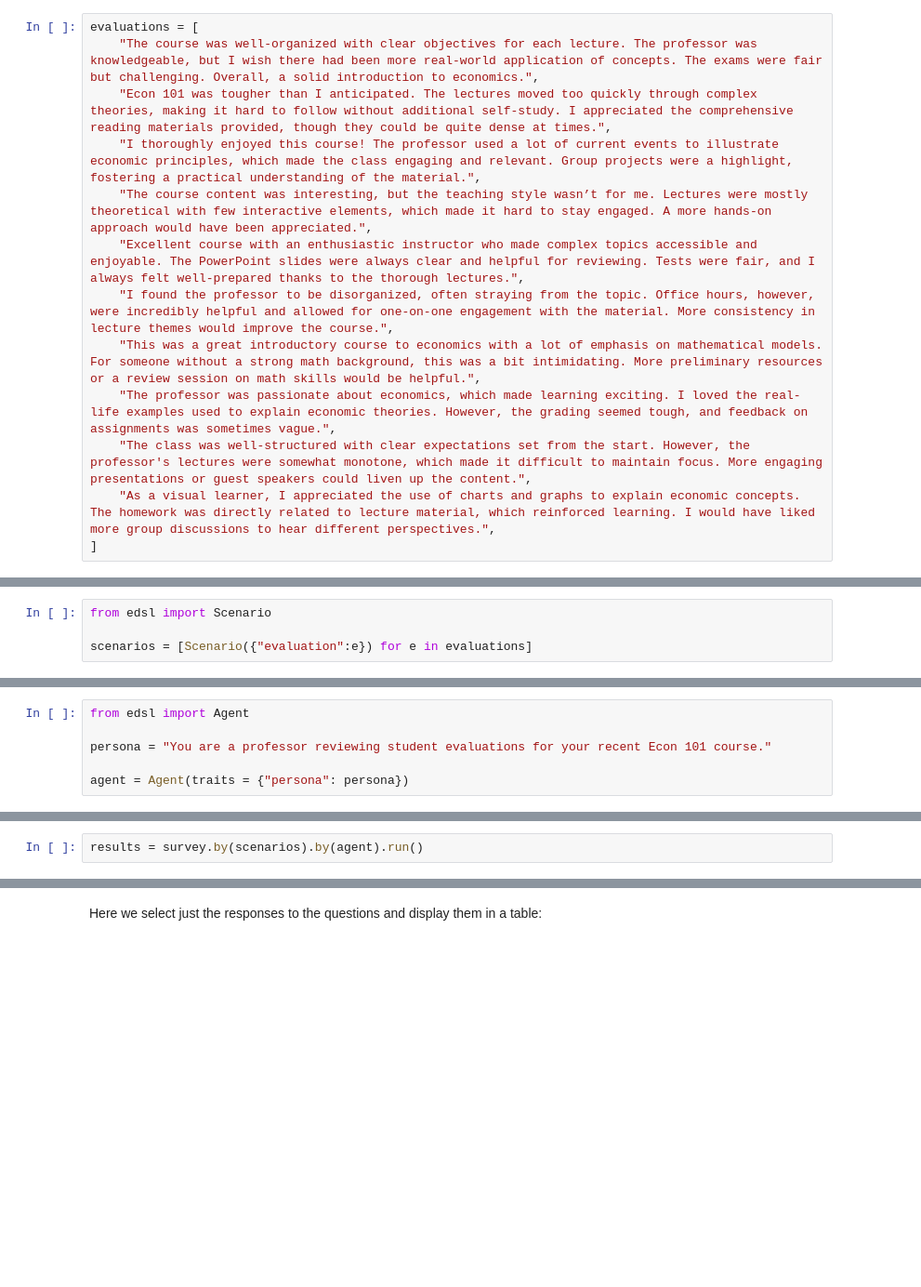
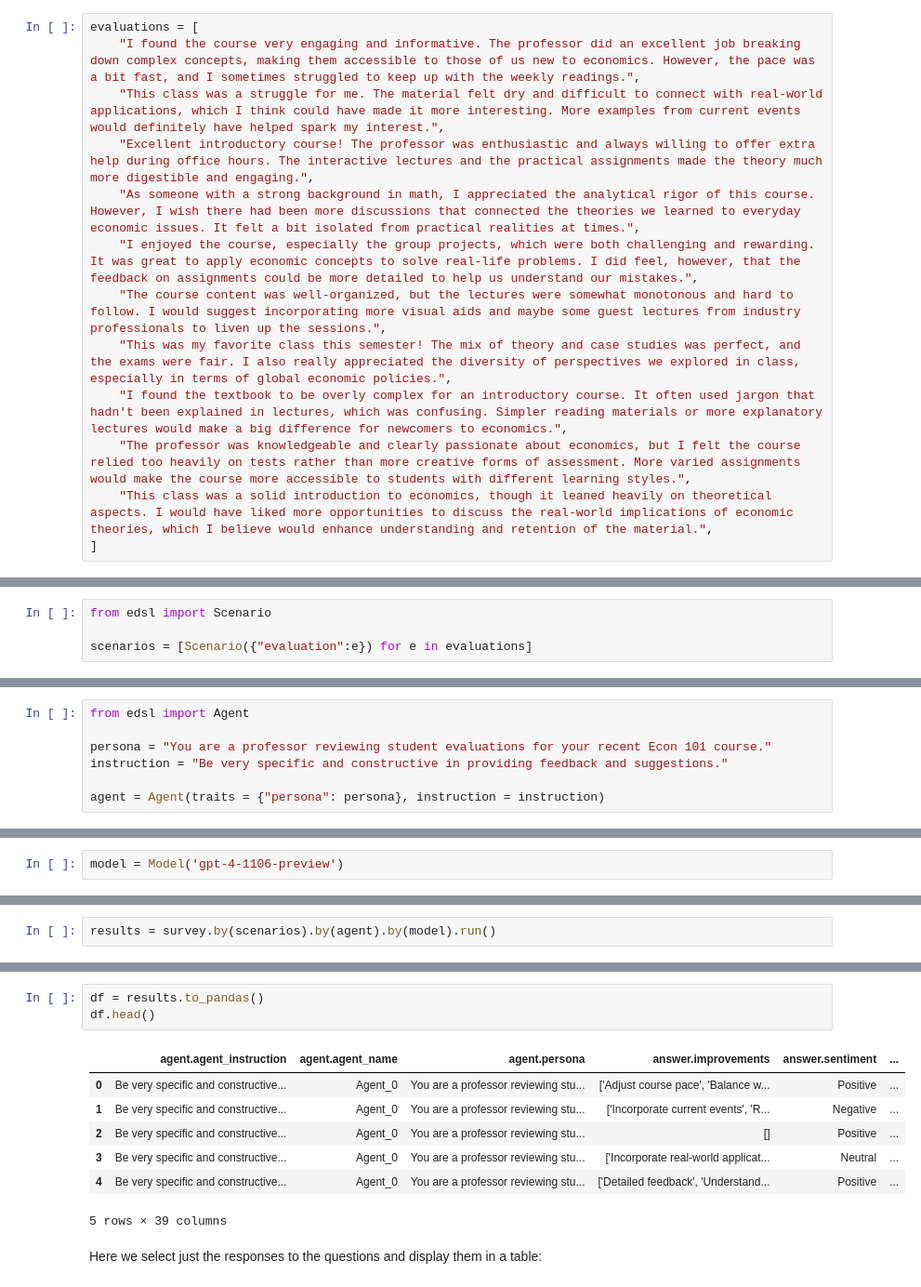
Before and after one commit to expectedparrot/edsl, a Jupyter notebook: docs/notebooks/analyze_evaluations.ipynb, the cells around one changed output, grey strips where cells are left out. Shown at 93% size. Saved outputs shown, nothing was run; the diff lists cells and outputs as text; blank space fills up the shorter version.

Commit message:
Nb for course evals

```diff
--- a/docs/notebooks/analyze_evaluations.ipynb
+++ b/docs/notebooks/analyze_evaluations.ipynb
@@ -44,16 +47,16 @@ survey = Survey([q_themes, q_sentiment, q_improvement])
 Next we identify the data to be analyzed. Here we use some mock evaluations for an Econ 101 course stored as a list of texts:
 # %%
 evaluations = [
-    "The course was well-organized with clear objectives for each lecture. The professor was knowledgeable, but I wish there had been more real-world application of concepts. The exams were fair but challenging. Overall, a solid introduction to economics.",
-    "Econ 101 was tougher than I anticipated. The lectures moved too quickly through complex theories, making it hard to follow without additional self-study. I appreciated the comprehensive reading materials provided, though they could be quite dense at times.",
-    "I thoroughly enjoyed this course! The professor used a lot of current events to illustrate economic principles, which made the class engaging and relevant. Group projects were a highlight, fostering a practical understanding of the material.",
-    "The course content was interesting, but the teaching style wasn’t for me. Lectures were mostly theoretical with few interactive elements, which made it hard to stay engaged. A more hands-on approach would have been appreciated.",
-    "Excellent course with an enthusiastic instructor who made complex topics accessible and enjoyable. The PowerPoint slides were always clear and helpful for reviewing. Tests were fair, and I always felt well-prepared thanks to the thorough lectures.",
-    "I found the professor to be disorganized, often straying from the topic. Office hours, however, were incredibly helpful and allowed for one-on-one engagement with the material. More consistency in lecture themes would improve the course.",
-    "This was a great introductory course to economics with a lot of emphasis on mathematical models. For someone without a strong math background, this was a bit intimidating. More preliminary resources or a review session on math skills would be helpful.",
-    "The professor was passionate about economics, which made learning exciting. I loved the real-life examples used to explain economic theories. However, the grading seemed tough, and feedback on assignments was sometimes vague.",
-    "The class was well-structured with clear expectations set from the start. However, the professor's lectures were somewhat monotone, which made it difficult to maintain focus. More engaging presentations or guest speakers could liven up the content.",
-    "As a visual learner, I appreciated the use of charts and graphs to explain economic concepts. The homework was directly related to lecture material, which reinforced learning. I would have liked more group discussions to hear different perspectives.",
+    "I found the course very engaging and informative. The professor did an excellent job breaking down complex concepts, making them accessible to those of us new to economics. However, the pace was a bit fast, and I sometimes struggled to keep up with the weekly readings.",
+    "This class was a struggle for me. The material felt dry and difficult to connect with real-world applications, which I think could have made it more interesting. More examples from current events would definitely have helped spark my interest.",
+    "Excellent introductory course! The professor was enthusiastic and always willing to offer extra help during office hours. The interactive lectures and the practical assignments made the theory much more digestible and engaging.",
+    "As someone with a strong background in math, I appreciated the analytical rigor of this course. However, I wish there had been more discussions that connected the theories we learned to everyday economic issues. It felt a bit isolated from practical realities at times.",
+    "I enjoyed the course, especially the group projects, which were both challenging and rewarding. It was great to apply economic concepts to solve real-life problems. I did feel, however, that the feedback on assignments could be more detailed to help us understand our mistakes.",
+    "The course content was well-organized, but the lectures were somewhat monotonous and hard to follow. I would suggest incorporating more visual aids and maybe some guest lectures from industry professionals to liven up the sessions.",
+    "This was my favorite class this semester! The mix of theory and case studies was perfect, and the exams were fair. I also really appreciated the diversity of perspectives we explored in class, especially in terms of global economic policies.",
+    "I found the textbook to be overly complex for an introductory course. It often used jargon that hadn't been explained in lectures, which was confusing. Simpler reading materials or more explanatory lectures would make a big difference for newcomers to economics.",
+    "The professor was knowledgeable and clearly passionate about economics, but I felt the course relied too heavily on tests rather than more creative forms of assessment. More varied assignments would make the course more accessible to students with different learning styles.",
+    "This class was a solid introduction to economics, though it leaned heavily on theoretical aspects. I would have liked more opportunities to discuss the real-world implications of economic theories, which I believe would enhance understanding and retention of the material.",
 ]
 # %% [markdown]
 ## Add the data to the questions
@@ -69,5 +72,6 @@ Next we can design agents with relevant traits and personas to answer the questi
 from edsl import Agent
 
 persona = "You are a professor reviewing student evaluations for your recent Econ 101 course."
+instruction = "Be very specific and constructive in providing feedback and suggestions."
 
-agent = Agent(traits = {"persona": persona})
+agent = Agent(traits = {"persona": persona}, instruction = instruction)
@@ -73,0 +105,2 @@ agent = Agent(traits = {"persona": persona})
+# %%
+model = Model('gpt-4-1106-preview')
@@ -77,4 +112,4 @@ Next we add the scenarios and agent to the survey, and then run it. This will ge
 # %%
-results = survey.by(scenarios).by(agent).run()
+results = survey.by(scenarios).by(agent).by(model).run()
 # %% [markdown]
 ## Inspecting the responses
@@ -102,3 +139,14 @@ results.columns
+# %%
+df = results.to_pandas()
+df.head()
+# %% [output]
+|  | agent.agent_instruction | agent.agent_name | agent.persona | answer.improvements | answer.sentiment | ... |
+| 0 | Be very specific and constructive... | Agent_0 | You are a professor reviewing stu... | ['Adjust course pace', 'Balance w... | Positive | ... |
+| 1 | Be very specific and constructive... | Agent_0 | You are a professor reviewing stu... | ['Incorporate current events', 'R... | Negative | ... |
+| 2 | Be very specific and constructive... | Agent_0 | You are a professor reviewing stu... | [] | Positive | ... |
+| 3 | Be very specific and constructive... | Agent_0 | You are a professor reviewing stu... | ['Incorporate real-world applicat... | Neutral | ... |
+| 4 | Be very specific and constructive... | Agent_0 | You are a professor reviewing stu... | ['Detailed feedback', 'Understand... | Positive | ... |
+5 rows × 39 columns
 # %% [markdown]
 Here we select just the responses to the questions and display them in a table:
 # %%
```
Also changed, not shown: parts of 37 cells of this notebook.
